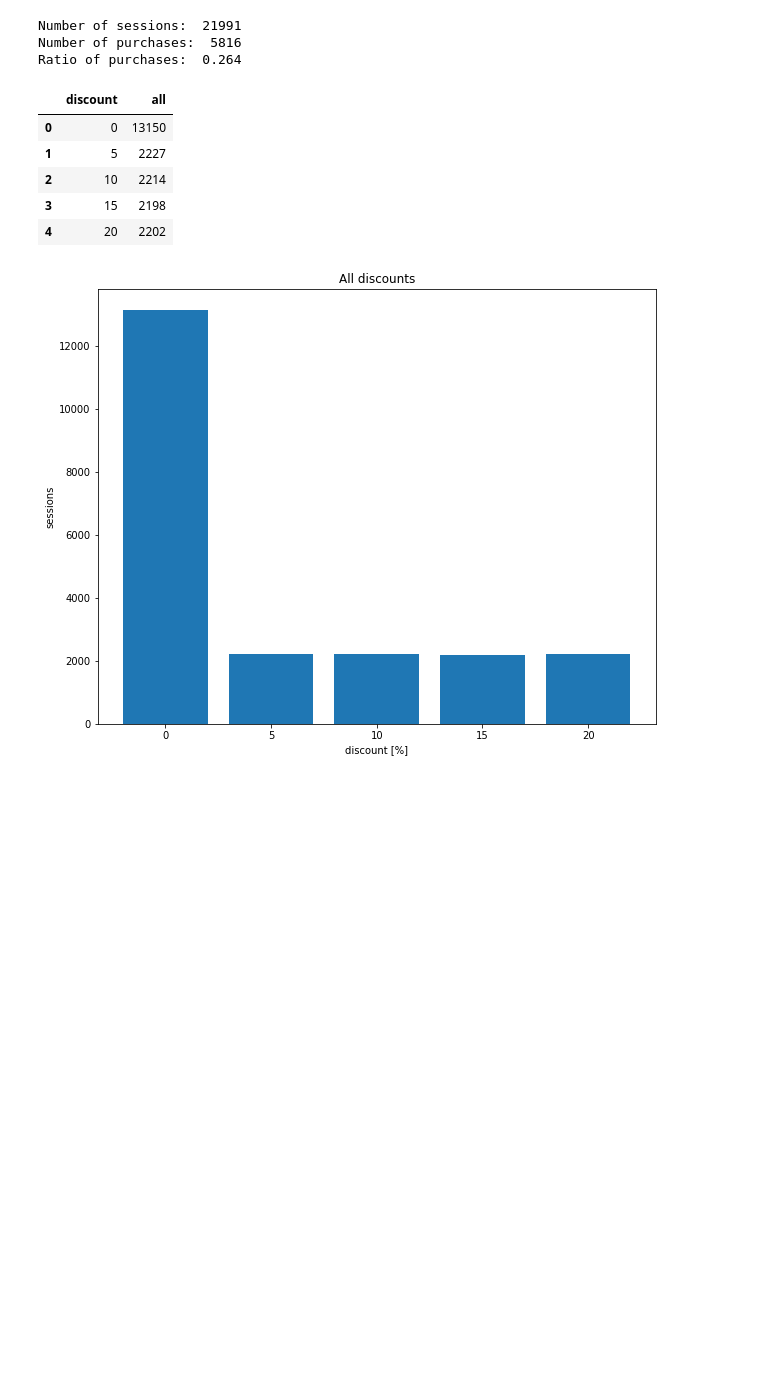
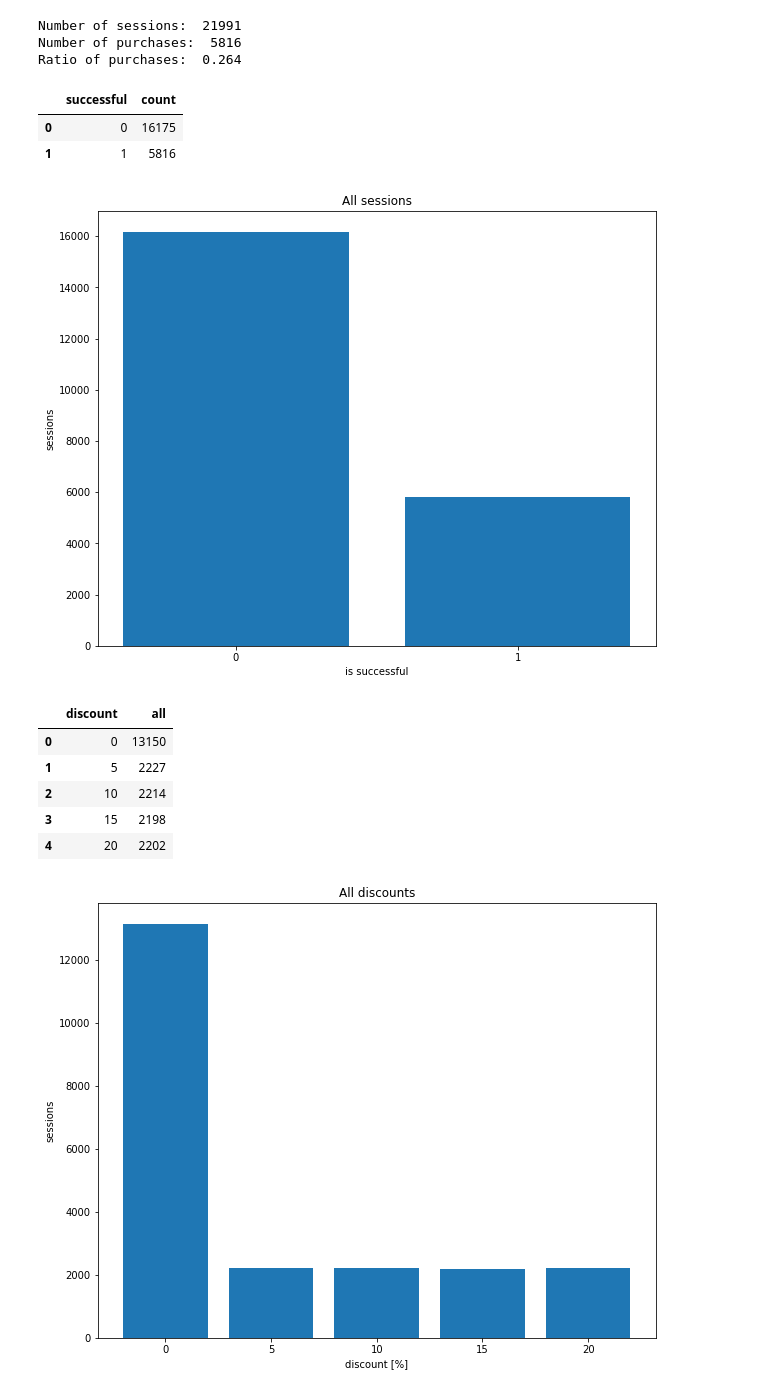
Before and after one commit to krystiankaminski1/IUM, a Jupyter notebook: data_analysis.ipynb, the cells around one changed output. Saved outputs shown, nothing was run; the diff lists cells and outputs as text; code cells hidden in the pictures; blank space fills up the shorter version.

```diff
--- a/data_analysis.ipynb
+++ b/data_analysis.ipynb
@@ -37,6 +37,30 @@ print("Ratio of purchases: ", purchases_ratio)
 Number of sessions:  21991
 Number of purchases:  5816
 Ratio of purchases:  0.264
+# %%
+sessions_by_purchases = data[["discount", "successful"]].groupby("successful").count().reset_index("successful")
+sessions_by_purchases = sessions_by_purchases.rename(columns={"discount": "count"})
+sessions_by_purchases
+# %% [output]
+|  | successful | count |
+| 0 | 0 | 16175 |
+| 1 | 1 | 5816 |
+# %%
+figure(figsize=(10, 8))
+
+x_pos = np.arange(len(sessions_by_purchases["count"]))
+
+plt.bar(x_pos, sessions_by_purchases["count"])
+
+plt.title("All sessions")
+plt.xlabel("is successful")
+plt.ylabel("sessions")
+
+plt.xticks(x_pos, sessions_by_purchases["successful"])
+
+plt.show()
+# %% [output]
+[figure, added]
 # %%
 sessions_by_discount = data[["discount", "successful"]].groupby("discount").count().reset_index("discount")
 sessions_by_discount = sessions_by_discount.rename(columns={"successful": "all"})
```
Also changed, not shown: parts of 2 cells of this notebook, 3 other files.
